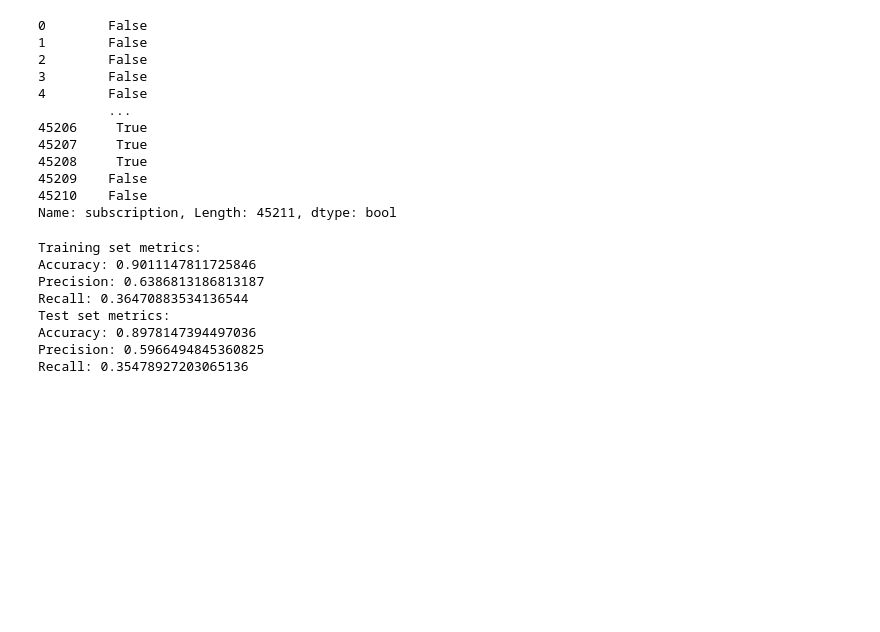
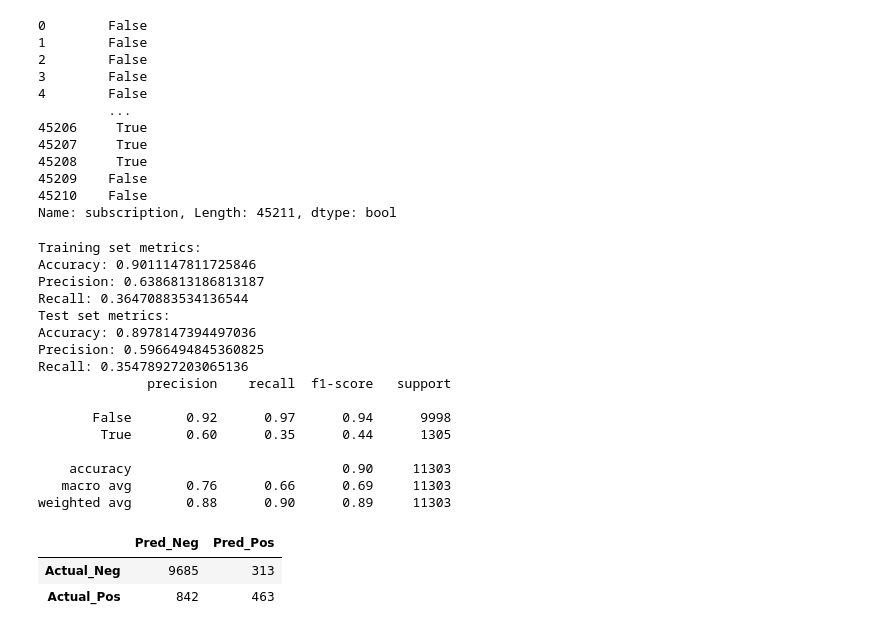
Before and after one commit to dthach89/The_Success_of_Bank_Telemarketing, a Jupyter notebook: Michael/ML_nobin drop.ipynb, the cells around one changed output. Drawn from its saved outputs; the diff is of its cells as text; code cells hidden in the pictures; blank space fills up the shorter version.

Commit message:
getting table of trials ready

```diff
--- a/Michael/ML_nobin drop.ipynb
+++ b/Michael/ML_nobin drop.ipynb
@@ -231,31 +233,46 @@ X_scaled = X_scaler.transform(X)
 # %%
 # Define the logistic regression model
 log_classifier = LogisticRegression(solver="lbfgs",max_iter=50)
 
 # Train the model
 log_classifier.fit(X_train_scaled,y_train)
 
 # Evaluate the model
 y_pred_test = log_classifier.predict(X_test_scaled)
 y_pred_train = log_classifier.predict(X_train_scaled)
 
 print('Training set metrics:')
 print('Accuracy:', accuracy_score(y_train, y_pred_train))
 print('Precision:', precision_score(y_train, y_pred_train))
 print('Recall:', recall_score(y_train, y_pred_train))
 
 print('Test set metrics:')
 print('Accuracy:', accuracy_score(y_test, y_pred_test))
 print('Precision:', precision_score(y_test, y_pred_test))
 print('Recall:', recall_score(y_test, y_pred_test))
+
+conf_df= pd.DataFrame(confusion_matrix(y_test, y_pred_test), columns =['Pred_Neg','Pred_Pos'] , index=['Actual_Neg', 'Actual_Pos'] )
+print(classification_report(y_test, y_pred_test))
+conf_df
 # %% [output]
 Training set metrics:
 Accuracy: 0.9011147811725846
 Precision: 0.6386813186813187
 Recall: 0.36470883534136544
 Test set metrics:
 Accuracy: 0.8978147394497036
 Precision: 0.5966494845360825
 Recall: 0.35478927203065136
+              precision    recall  f1-score   support
+
+       False       0.92      0.97      0.94      9998
+        True       0.60      0.35      0.44      1305
+
+    accuracy                           0.90     11303
+   macro avg       0.76      0.66      0.69     11303
+weighted avg       0.88      0.90      0.89     11303
+|  | Pred_Neg | Pred_Pos |
+| Actual_Neg | 9685 | 313 |
+| Actual_Pos | 842 | 463 |
 # %%
 # Create a random forest classifier.
```
Also changed, not shown: parts of 4 cells of this notebook, 1 other file.
